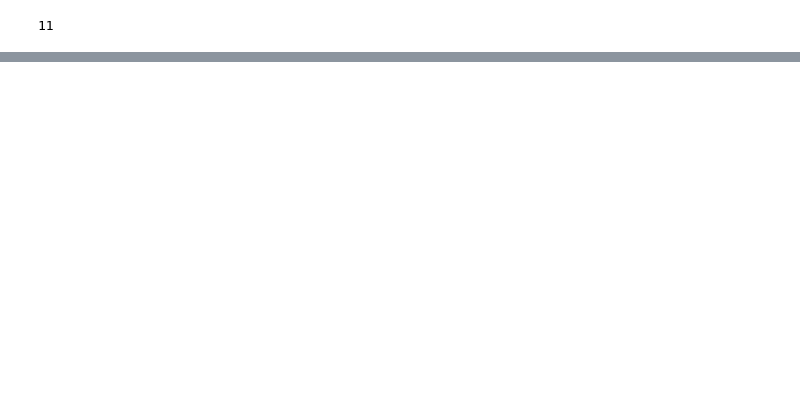
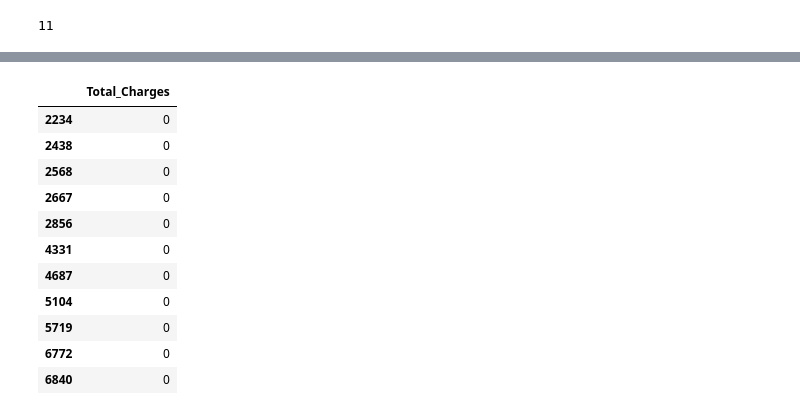
Before and after one commit to Deepan32/python-prep, a Jupyter notebook: ML Algorithms/xgboost_implementation.ipynb, the cells around one changed output, grey strips where cells are left out. Cells and saved outputs as stored; diff of their text form; code cells hidden in the pictures; blank space fills up the shorter version.

```diff
--- a/ML Algorithms/xgboost_implementation.ipynb
+++ b/ML Algorithms/xgboost_implementation.ipynb
@@ -87,0 +100,15 @@ df.loc[df["Total Charges"] == ' ']
+# %%
+df.loc[df["Total_Charges"] == 0,['Total_Charges']]
+# %% [output]
+|  | Total_Charges |
+| 2234 | 0 |
+| 2438 | 0 |
+| 2568 | 0 |
+| 2667 | 0 |
+| 2856 | 0 |
+| 4331 | 0 |
+| 4687 | 0 |
+| 5104 | 0 |
+| 5719 | 0 |
+| 6772 | 0 |
+| 6840 | 0 |
```
Also changed, not shown: parts of 28 cells of this notebook.
